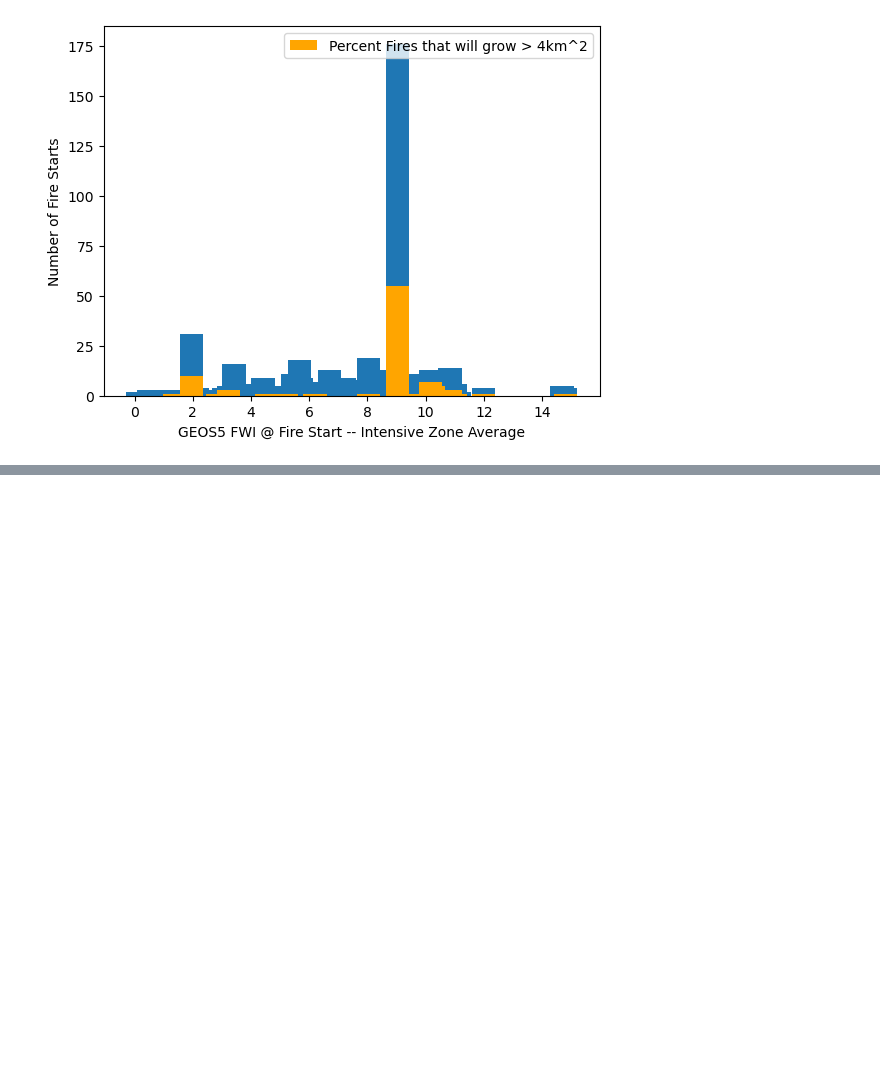
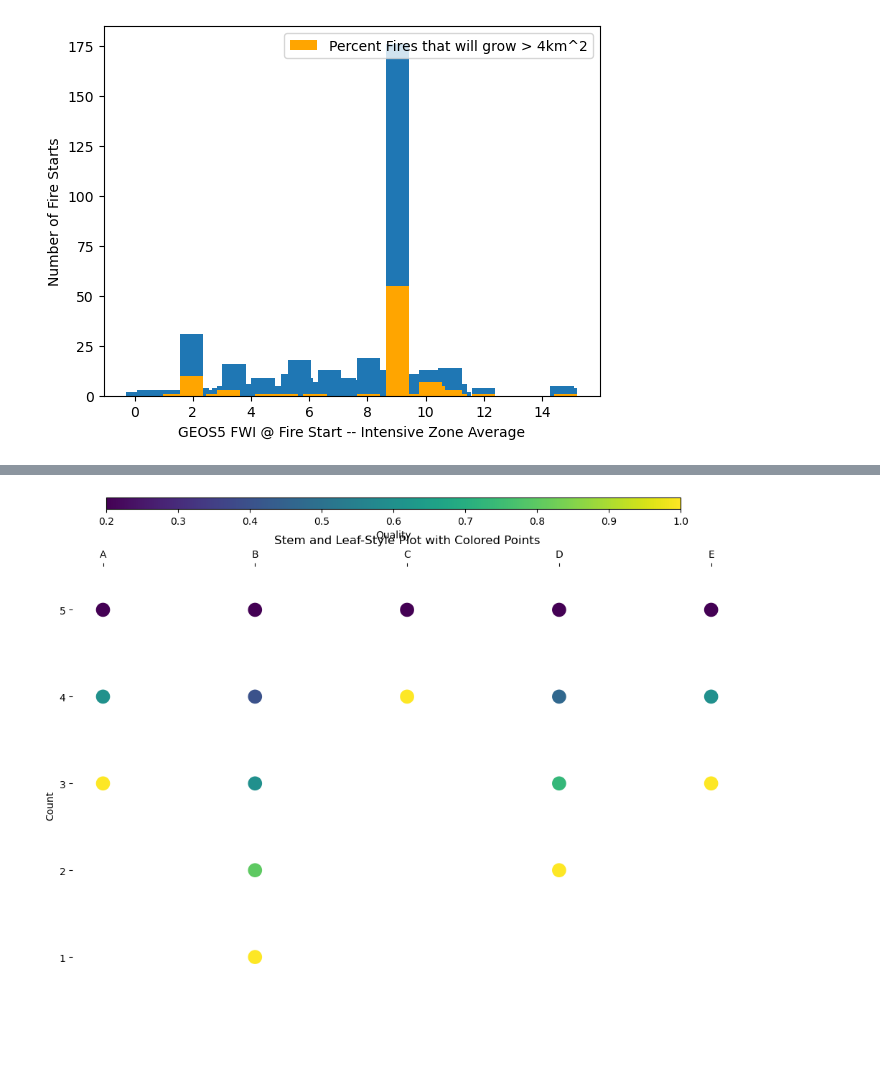
Before and after one commit to mccabete/fwiVis, a Jupyter notebook: notebooks/ciffc_ignitions.ipynb, the cells around one changed output, grey strips where cells are left out. Saved outputs shown, nothing was run; the diff lists cells and outputs as text; code cells hidden in the pictures; blank space fills up the shorter version.

```diff
--- a/notebooks/ciffc_ignitions.ipynb
+++ b/notebooks/ciffc_ignitions.ipynb
@@ -716,0 +909,57 @@ plt.legend()
+# %%
+
+categories = ['A', 'B', 'C', 'D', 'E']
+counts = [3, 5, 2, 4, 3]
+qualities = [
+    [0.1, 0.5, 0.9],
+    [0.2, 0.4, 0.6, 0.8, 1.0],
+    [0.3, 0.7],
+    [0.1, 0.3, 0.5, 0.7],
+    [0.2, 0.6, 1.0]
+]
+
+# Create the plot
+fig, ax = plt.subplots(figsize=(10, 8))
+
+# Calculate point size to fill the space
+max_count = max(counts)
+point_size = (1 / max_count) * 1000  # Adjust the multiplier as needed
+
+for i, (category, count, quality) in enumerate(zip(categories, counts, qualities)):
+    x = [i] * count
+    y = np.arange(count)
+
+    scatter = ax.scatter(x, y, c=quality, cmap='viridis', s=point_size, edgecolor='none')
+
+# Customize the plot
+ax.set_xticks(range(len(categories)))
+ax.set_xticklabels(categories)
+ax.set_ylabel('Count')
+ax.set_title('Stem and Leaf-Style Plot with Colored Points')
+
+# Move x-axis to the top
+ax.xaxis.tick_top()
+ax.xaxis.set_label_position('top')
+
+# Invert y-axis
+ax.invert_yaxis()
+
+# Set y-axis limits and ticks
+ax.set_ylim(max_count, -0.5)
+ax.set_yticks(range(max_count))
+ax.set_yticklabels(range(max_count, 0, -1))
+
+# Remove all spines
+for spine in ax.spines.values():
+    spine.set_visible(False)
+
+# Add a horizontal colorbar at the top
+cbar_ax = fig.add_axes([0.1, 0.95, 0.8, 0.02])
+cbar = fig.colorbar(scatter, cax=cbar_ax, orientation='horizontal')
+cbar.set_label('Quality')
+
+plt.tight_layout()
+plt.subplots_adjust(top=0.85)  # Adjust top margin for colorbar
+plt.show()
+# %% [output]
+[figure, added]
```
Also changed, not shown: parts of 7 cells of this notebook, 2 other files.
